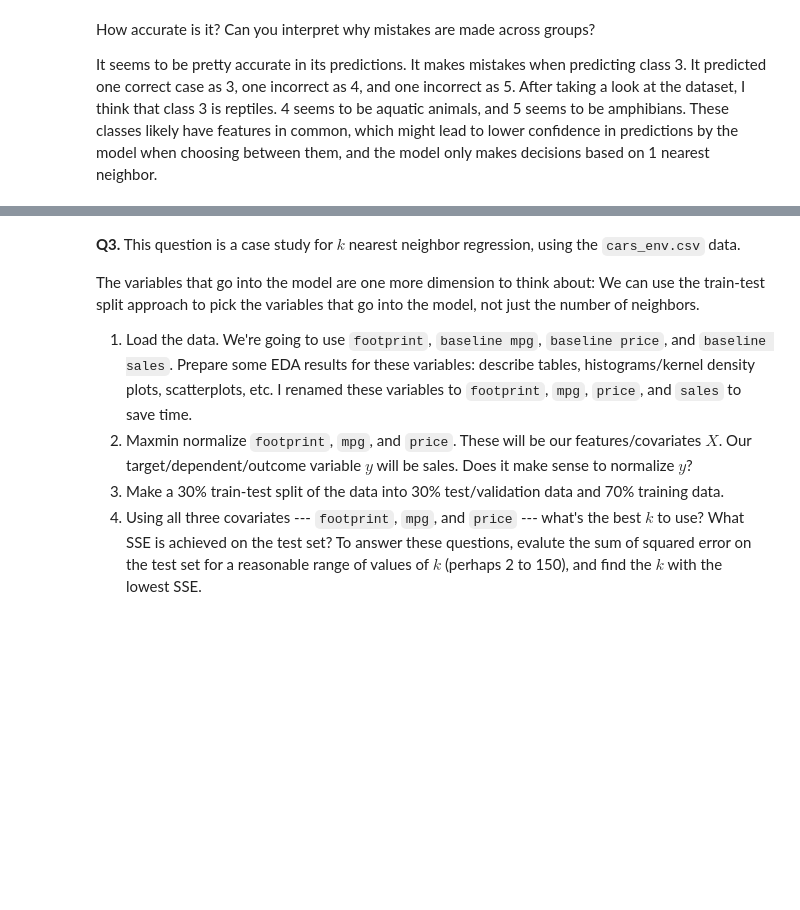
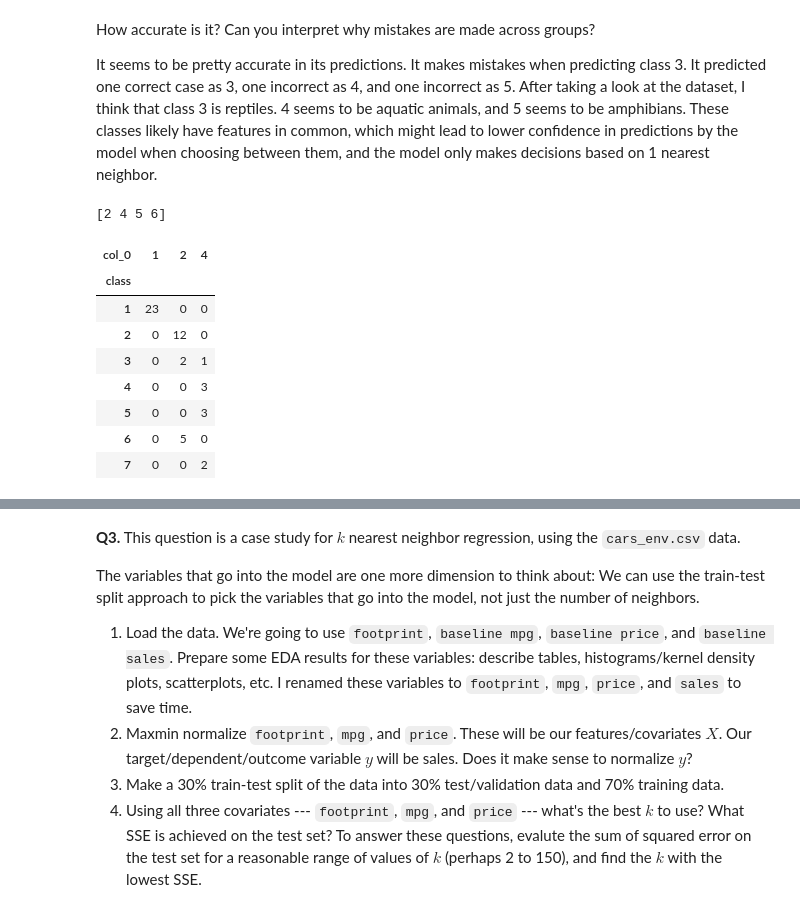
Before and after one commit to kpunsalan8/knn-KP, a Jupyter notebook: assignment/assignment_knn.ipynb, the cells around one changed output, grey strips where cells are left out. Cells and saved outputs as stored; diff of their text form; code cells hidden in the pictures; blank space fills up the shorter version.

```diff
--- a/assignment/assignment_knn.ipynb
+++ b/assignment/assignment_knn.ipynb
@@ -154,4 +154,14 @@ How accurate is it? Can you interpret why mistakes are made across groups?
 
 It seems to be pretty accurate in its predictions. It makes mistakes when predicting class 3. It predicted one correct case as 3, one incorrect as 4, and one incorrect as 5. After taking a look at the dataset, I think that class 3 is reptiles. 4 seems to be aquatic animals, and 5 seems to be amphibians. These classes likely have features in common, which might lead to lower confidence in predictions by the model when choosing between them, and the model only makes decisions based on 1 nearest neighbor.
 # %%
-# 2.5 Use only milk, aquatic, and airborne to train a new  𝑘 -NN classifier.
+# 2.5 Use only milk, aquatic, and airborne to train a new  𝑘-NN classifier.
+# Select data:
+y = df['class'] # Target variable
+X = df.loc[:,['milk','aquatic', 'airborne']] # Create feature matrix
+
+# Split the sample:
+X_train, X_test, y_train, y_test = train_test_split(X,y, # Feature and target variables
+                                                    test_size=.5, # Split the sample 50/50
+                                                    random_state=100)
+N_train = len(y_train)
+N_test = len(y_test)
@@ -160,2 +168,37 @@ It seems to be pretty accurate in its predictions. It makes mistakes when predic
+# %%
+# New k-NN classifier
+k_bar = 20 # Number of k's to try
+Acc = [] # We'll store the accuracy here
+
+for k in range(k_bar):
+    model = KNeighborsClassifier(n_neighbors=k+1)
+    fitted_model = model.fit(X_train.values,y_train) # Train the model on our data
+    y_hat = fitted_model.predict(X_test.values) # Predict values for test set
+    Acc.append( np.sum( y_hat == y_test )/N_test ) # Accuracy on testing data
+
+Acc_max = np.max(Acc) # Find highest recorded Accuracy
+max_index = np.where(Acc==Acc_max) # Find the indices that equal the maximum
+k_star = max_index[0]+1 # Find the optimal value of k
+print(k_star)
+# %% [output]
+[2 4 5 6]
+# %%
+# Fit optimal model:
+model = KNeighborsClassifier(n_neighbors=k_star[0]) # Create a model for optimal k value
+fitted_model = model.fit(X_train.values,y_train) # Train the model on our data
+y_hat = fitted_model.predict(X_test.values) # Predict values for test set
+# %%
+# Print a confusion table
+pd.crosstab(y_test,y_hat)
+# %% [output]
+| col_0 | 1 | 2 | 4 |
+| class |  |  |  |
+| 1 | 23 | 0 | 0 |
+| 2 | 0 | 12 | 0 |
+| 3 | 0 | 2 | 1 |
+| 4 | 0 | 0 | 3 |
+| 5 | 0 | 0 | 3 |
+| 6 | 0 | 5 | 0 |
+| 7 | 0 | 0 | 2 |
 # %%
 # Use model.predict_proba(X_test.values) to predict probabilities rather than labels
```
Also changed, not shown: parts of 4 cells of this notebook.
